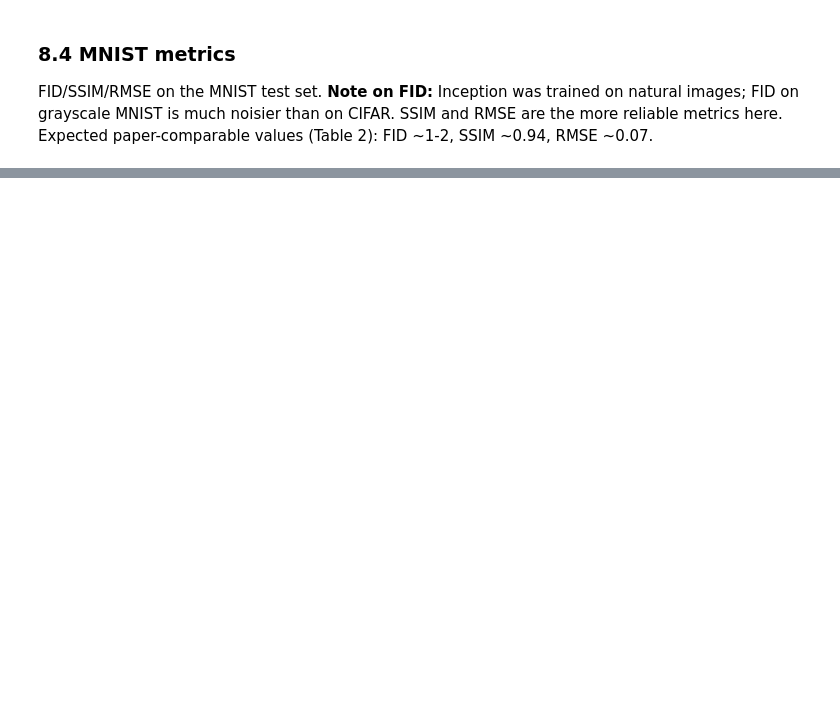
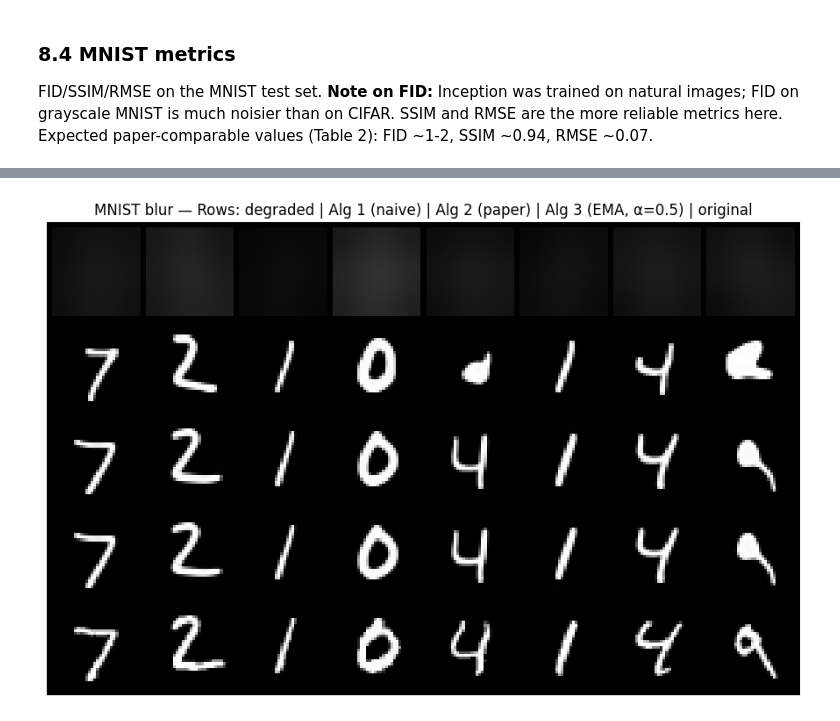
Before and after one commit to J0hns0n-Wang/CS4782_Final_Project, a Jupyter notebook: project.ipynb, the cells around one changed output, grey strips where cells are left out. Cells and saved outputs as stored; diff of their text form; code cells hidden in the pictures; blank space fills up the shorter version.

```diff
--- a/project.ipynb
+++ b/project.ipynb
@@ -636,0 +636,22 @@ Downloading: "https://github.com/toshas/torch-fidelity/releases/download/v0.2.0/
+# %%
+ALPHA_BLUR = 0.5
+
+mnist_blur_eval = ColdDiffusion(ema_mnist_blur.ema_model.to(DEVICE), mnist_blur_deg.to(DEVICE), T=40).eval()
+
+with torch.no_grad():
+    t_full = torch.full((x0_demo_mnist.shape[0],), 40, device=DEVICE, dtype=torch.long)
+    state_blur = mnist_blur_eval.sample_state(x0_demo_mnist)   # None for deterministic blur, harmless
+    xT_blur = mnist_blur_eval.q_sample(x0_demo_mnist, t_full, state=state_blur)
+    alg1_blur = mnist_blur_eval.sample_naive   (xT_blur, state=state_blur).clamp(0, 1)
+    alg2_blur = mnist_blur_eval.sample_improved(xT_blur, state=state_blur).clamp(0, 1)
+    alg3_blur = mnist_blur_eval.sample_ema     (xT_blur, alpha=ALPHA_BLUR, state=state_blur).clamp(0, 1)
+
+rows = torch.cat([xT_blur.clamp(0,1).cpu(), alg1_blur.cpu(), alg2_blur.cpu(), alg3_blur.cpu(), x0_demo_mnist.cpu()])
+grid = make_grid(rows, nrow=x0_demo_mnist.shape[0])
+fig, ax = plt.subplots(figsize=(12, 7))
+ax.imshow(grid.permute(1, 2, 0), cmap='gray')
+ax.set_title(f'MNIST blur — Rows: degraded | Alg 1 (naive) | Alg 2 (paper) | Alg 3 (EMA, α={ALPHA_BLUR}) | original')
+ax.axis('off')
+plt.show()
+# %% [output]
+[figure, added]
```
Also changed, not shown: parts of 12 cells of this notebook, 1 other file.
